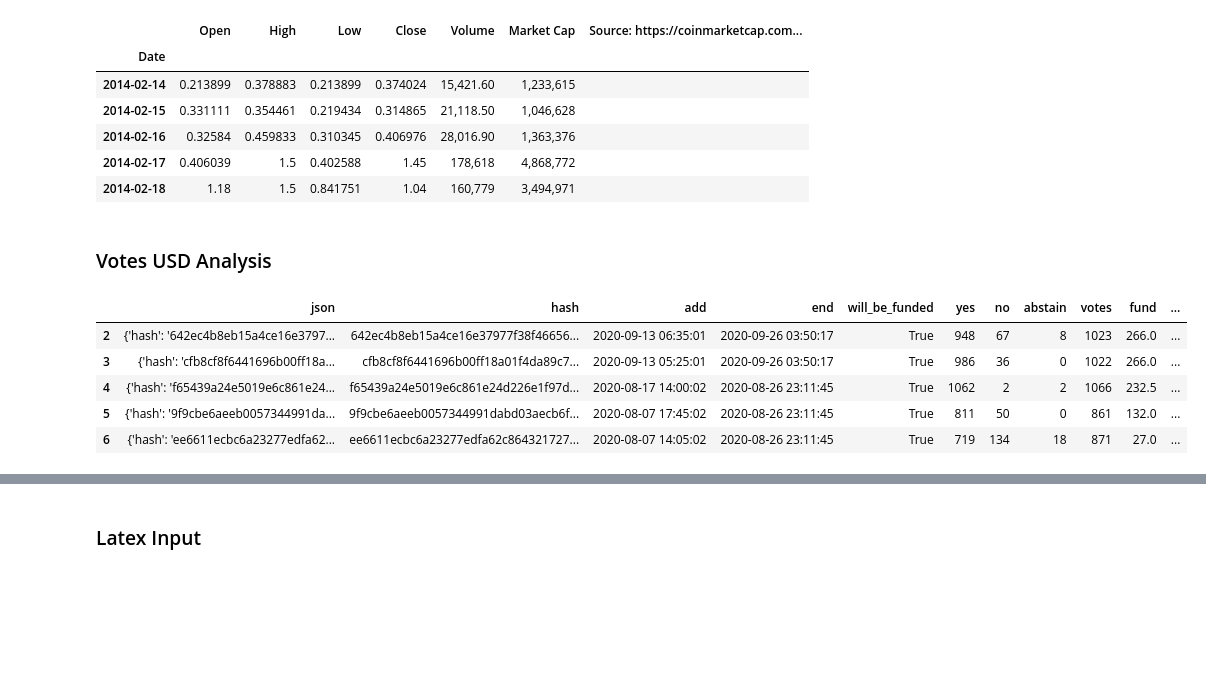
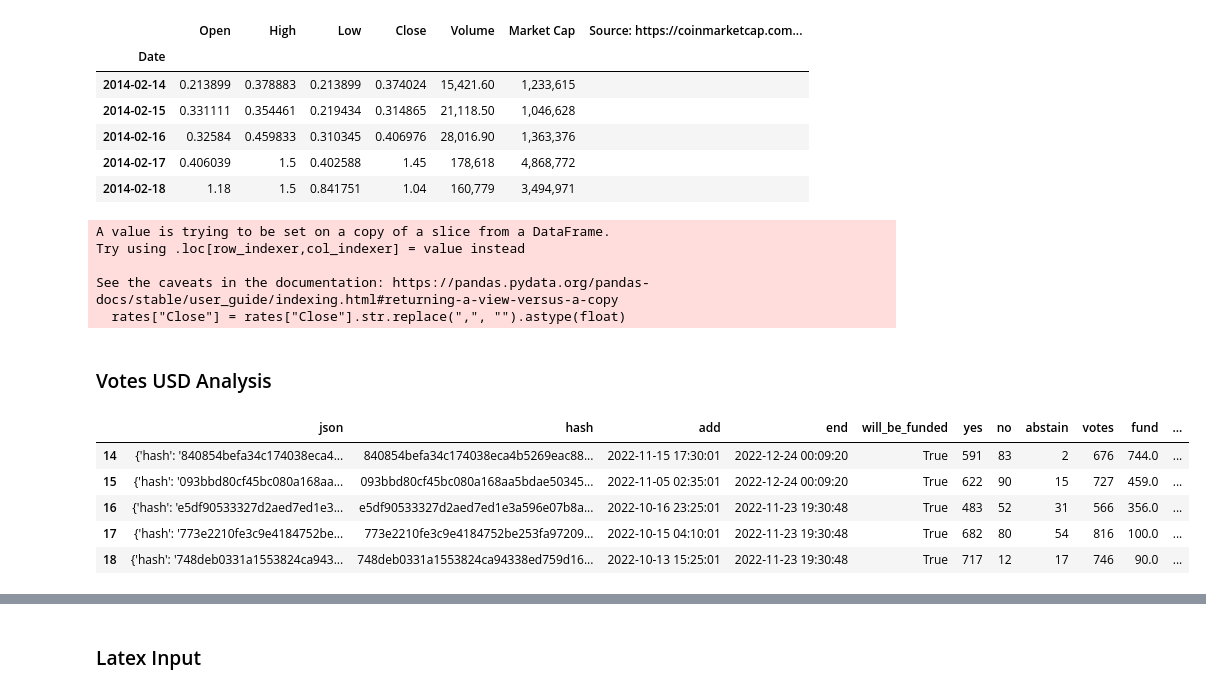
Before and after one commit to robmuth/blockchain-voting-analysis, a Jupyter notebook: VotingAnalysis-Notebook.ipynb, the cells around one changed output, grey strips where cells are left out. Saved outputs shown, nothing was run; the diff lists cells and outputs as text; code cells hidden in the pictures; blank space fills up the shorter version.

```diff
--- a/VotingAnalysis-Notebook.ipynb
+++ b/VotingAnalysis-Notebook.ipynb
@@ -33,8 +34,11 @@ client = bigquery.Client(project='evotinggasanalysis')
 # %%
 # Google Drive / Spread Sheet
 import gspread
-from oauth2client.client import GoogleCredentials
-gc = gspread.authorize(GoogleCredentials.get_application_default())
+from google.auth import default
+creds, _ = default()
+
+gc = gspread.authorize(creds)
+
 drive.mount('/content/gdrive')
 # %% [output]
 Mounted at /content/gdrive
@@ -270,3 +320,5 @@ proposals.head()
+# %%
+proposals = proposals[proposals.end < pd.to_datetime('2023-01-01')]
 # %%
 proposals.sort_values("add")
 # %% [output]
@@ -286,7 +342,7 @@ proposals.sort_values("add")
 # %% [markdown]
 ### Dash Exchange Rate
 # %%
-rates_sheet = gc.open('DASH Exchange Rates').sheet1
+rates_sheet = gc.open('Diss DASH Exchange Rates').sheet1
 rates = pd.DataFrame.from_records(rates_sheet.get_all_values())
 rates = rates.rename(columns=dict(zip(rates.loc[0].index, rates.loc[0])))
 rates = rates.drop(index=0)
@@ -306,21 +362,28 @@ rates.head()
 # %%
 rates = rates[["Close"]]
 rates["Close"] = rates["Close"].str.replace(",", "").astype(float)
+# %% [output]
+A value is trying to be set on a copy of a slice from a DataFrame.
+Try using .loc[row_indexer,col_indexer] = value instead
+
+See the caveats in the documentation: https://pandas.pydata.org/pandas-docs/stable/user_guide/indexing.html#returning-a-view-versus-a-copy
+  rates["Close"] = rates["Close"].str.replace(",", "").astype(float)
 # %% [markdown]
 ### Votes USD Analysis
 # %%
 last_rate = rates.sort_index().tail(1).index[0]
 analysis = pd.DataFrame(proposals[proposals.end <= last_rate])
+analysis = pd.DataFrame(analysis[analysis.end > pd.to_datetime("2014-02-01")]) # bugfix: no historic exchange rate for 2014-01-19
 analysis['rateDashUsd'] = analysis['end'].apply(lambda x: rates.loc[str(x.date())]['Close'])
 analysis['fundUsd'] = analysis['fund'] * analysis['rateDashUsd']
 analysis.head()
 # %% [output]
 |  | json | hash | add | end | will_be_funded | yes | no | abstain | votes | fund | ... |
-| 2 | {'hash': '642ec4b8eb15a4ce16e3797... | 642ec4b8eb15a4ce16e37977f38f46656... | 2020-09-13 06:35:01 | 2020-09-26 03:50:17 | True | 948 | 67 | 8 | 1023 | 266.0 | ... |
-| 3 | {'hash': 'cfb8cf8f6441696b00ff18a... | cfb8cf8f6441696b00ff18a01f4da89c7... | 2020-09-13 05:25:01 | 2020-09-26 03:50:17 | True | 986 | 36 | 0 | 1022 | 266.0 | ... |
-| 4 | {'hash': 'f65439a24e5019e6c861e24... | f65439a24e5019e6c861e24d226e1f97d... | 2020-08-17 14:00:02 | 2020-08-26 23:11:45 | True | 1062 | 2 | 2 | 1066 | 232.5 | ... |
-| 5 | {'hash': '9f9cbe6aeeb0057344991da... | 9f9cbe6aeeb0057344991dabd03aecb6f... | 2020-08-07 17:45:02 | 2020-08-26 23:11:45 | True | 811 | 50 | 0 | 861 | 132.0 | ... |
-| 6 | {'hash': 'ee6611ecbc6a23277edfa62... | ee6611ecbc6a23277edfa62c864321727... | 2020-08-07 14:05:02 | 2020-08-26 23:11:45 | True | 719 | 134 | 18 | 871 | 27.0 | ... |
+| 14 | {'hash': '840854befa34c174038eca4... | 840854befa34c174038eca4b5269eac88... | 2022-11-15 17:30:01 | 2022-12-24 00:09:20 | True | 591 | 83 | 2 | 676 | 744.0 | ... |
+| 15 | {'hash': '093bbd80cf45bc080a168aa... | 093bbd80cf45bc080a168aa5bdae50345... | 2022-11-05 02:35:01 | 2022-12-24 00:09:20 | True | 622 | 90 | 15 | 727 | 459.0 | ... |
+| 16 | {'hash': 'e5df90533327d2aed7ed1e3... | e5df90533327d2aed7ed1e3a596e07b8a... | 2022-10-16 23:25:01 | 2022-11-23 19:30:48 | True | 483 | 52 | 31 | 566 | 356.0 | ... |
+| 17 | {'hash': '773e2210fe3c9e4184752be... | 773e2210fe3c9e4184752be253fa97209... | 2022-10-15 04:10:01 | 2022-11-23 19:30:48 | True | 682 | 80 | 54 | 816 | 100.0 | ... |
+| 18 | {'hash': '748deb0331a1553824ca943... | 748deb0331a1553824ca94338ed759d16... | 2022-10-13 15:25:01 | 2022-11-23 19:30:48 | True | 717 | 12 | 17 | 746 | 90.0 | ... |
 # %%
 analysis = analysis.sort_values('end')
 funded = analysis[analysis['will_be_funded']]
```
Also changed, not shown: parts of 46 cells of this notebook, 18 other files.
